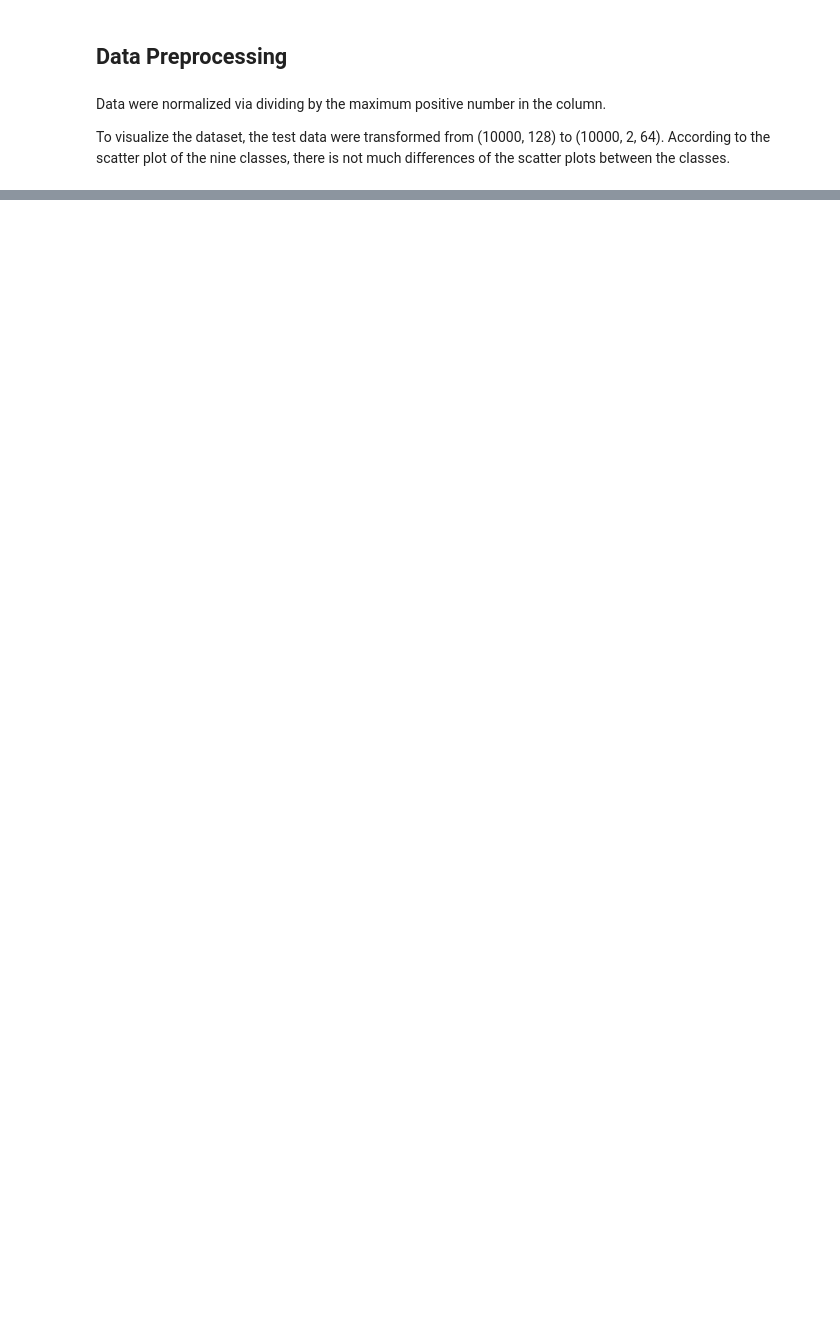
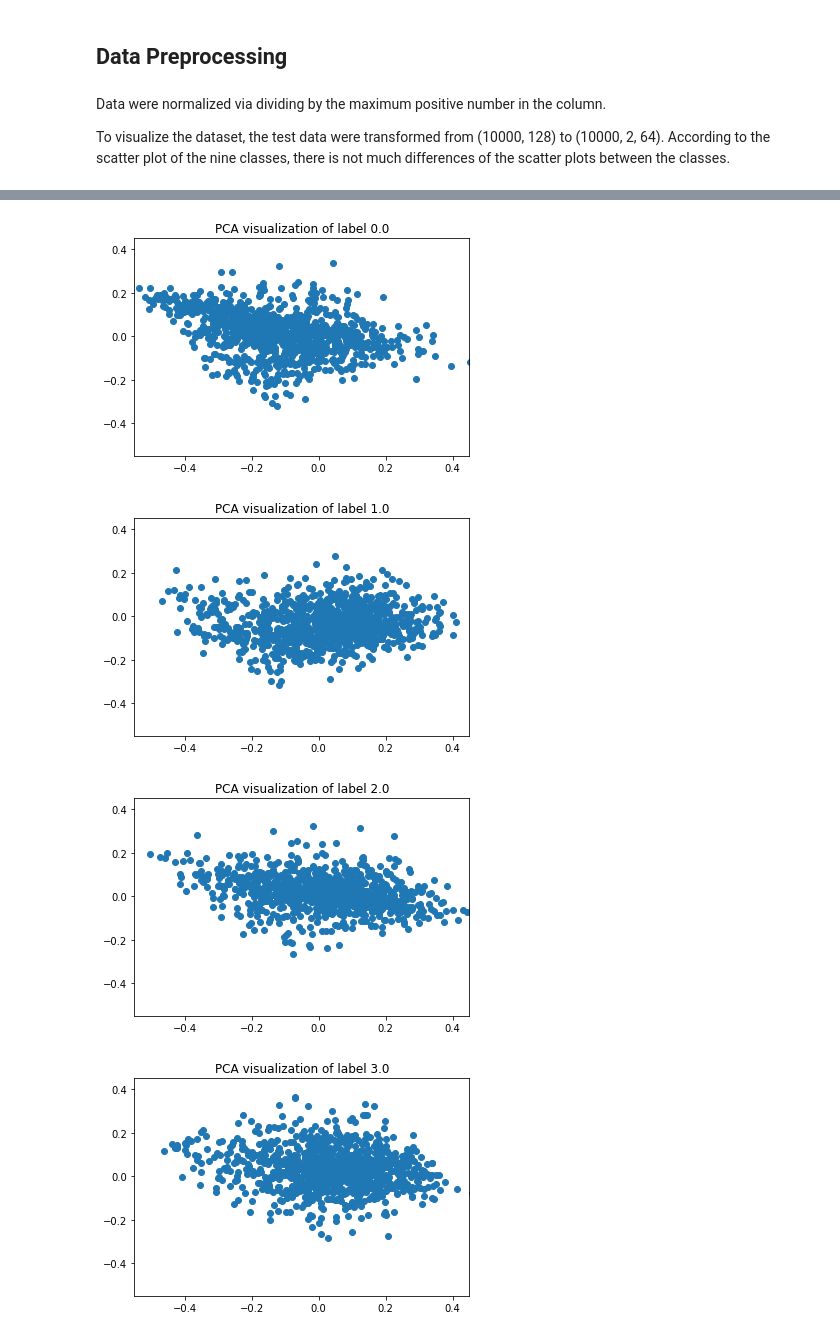
Before and after one commit to Wattsy2020/DeepLearningA1, a Jupyter notebook: Code.ipynb, the cells around one changed output, grey strips where cells are left out. Cells and saved outputs as stored; diff of their text form; code cells hidden in the pictures; blank space fills up the shorter version.

```diff
--- a/Code.ipynb
+++ b/Code.ipynb
@@ -84,28 +102,3 @@ Shape of transformed train label is:     (10000, 10)
 Data were normalized via dividing by the maximum positive number in the column.
 
 To visualize the dataset, the test data were transformed from (10000, 128) to (10000, 2, 64). According to the scatter plot of the nine classes, there is not much differences of the scatter plots between the classes.
-# %%
-# data normalization: [0, 1]
-def normalization(dataset):
-    numer = test_data - test_data.min(axis = 0)
-    denom = dataset.max() - dataset.min()
-    return numer/denom
-
-pre_train_data = normalization(train_data).transpose()
-pre_test_data = normalization(test_data).transpose()
-
-# reframe labels as DataFrame and renaming
-train_label_df = pd.DataFrame(train_label).rename(columns={0: "class"})
-test_label_df = pd.DataFrame(test_label).rename(columns={0: "class"})
-
-# combining data and labels as DataFrame
-train_df = pd.concat([pd.DataFrame(pre_train_data), train_label_df.transpose()], axis=0).transpose()
-test_df = pd.concat([pd.DataFrame(pre_test_data), test_label_df.transpose()], axis=0).transpose()
-
-# plot the dataset by their labels
-for num in [0.0, 1.0, 2.0, 3.0, 4.0, 5.0, 6.0, 7.0, 8.0, 9.0]:
-    extracted_data = test_df[test_df['class'] == num]
-    test_df_dat = extracted_data[extracted_data.columns[0:128]]
-    for i in test_df_dat.transpose():
-        plt.scatter(np.array(test_df_dat.transpose()[i]).reshape(2, 64)[0], np.array(test_df_dat.transpose()[i]).reshape(2, 64)[1])
-    plt.show()
@@ -426,0 +151,16 @@ def training(model, epoches=20, batch_size=256):
+# %%
+# Plot of individual classes with the same PCA and equal chart scale
+for num in [0.0, 1.0, 2.0, 3.0, 4.0, 5.0, 6.0, 7.0, 8.0, 9.0]:
+    data_pca = pca[test_df['class'] == num]
+    plt.figure()
+    plt.scatter(data_pca[:, 0], data_pca[:, 1])
+    plt.title("PCA visualization of label {}".format(num))
+
+    plt.xlim(-0.55, 0.45) # keep the scale the same for an equal comparison
+    plt.ylim(-0.55, 0.45) # also keep scale the same for both axes
+    plt.show()
+# %% [output]
+[figure, added]
+[figure, added]
+[figure, added]
+[figure, added]
```
Also changed, not shown: parts of 43 cells of this notebook.
